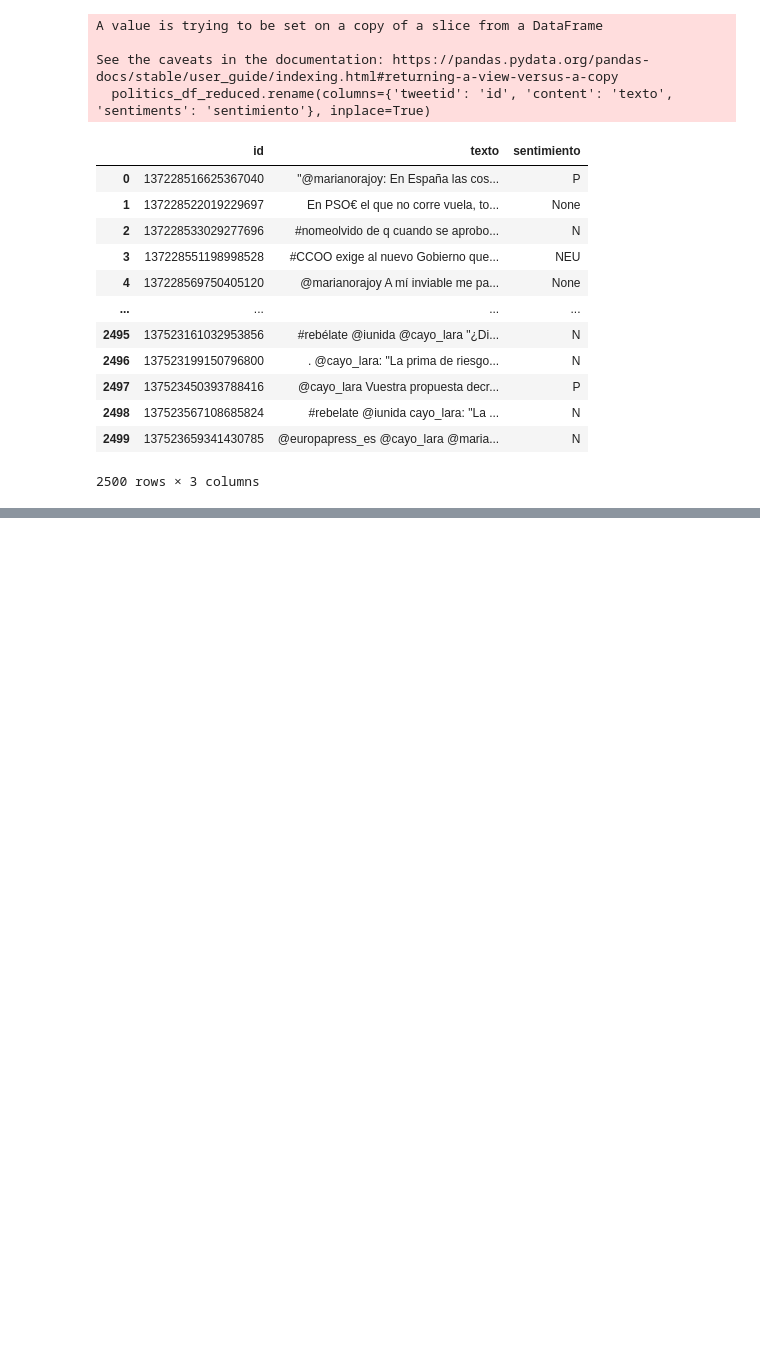
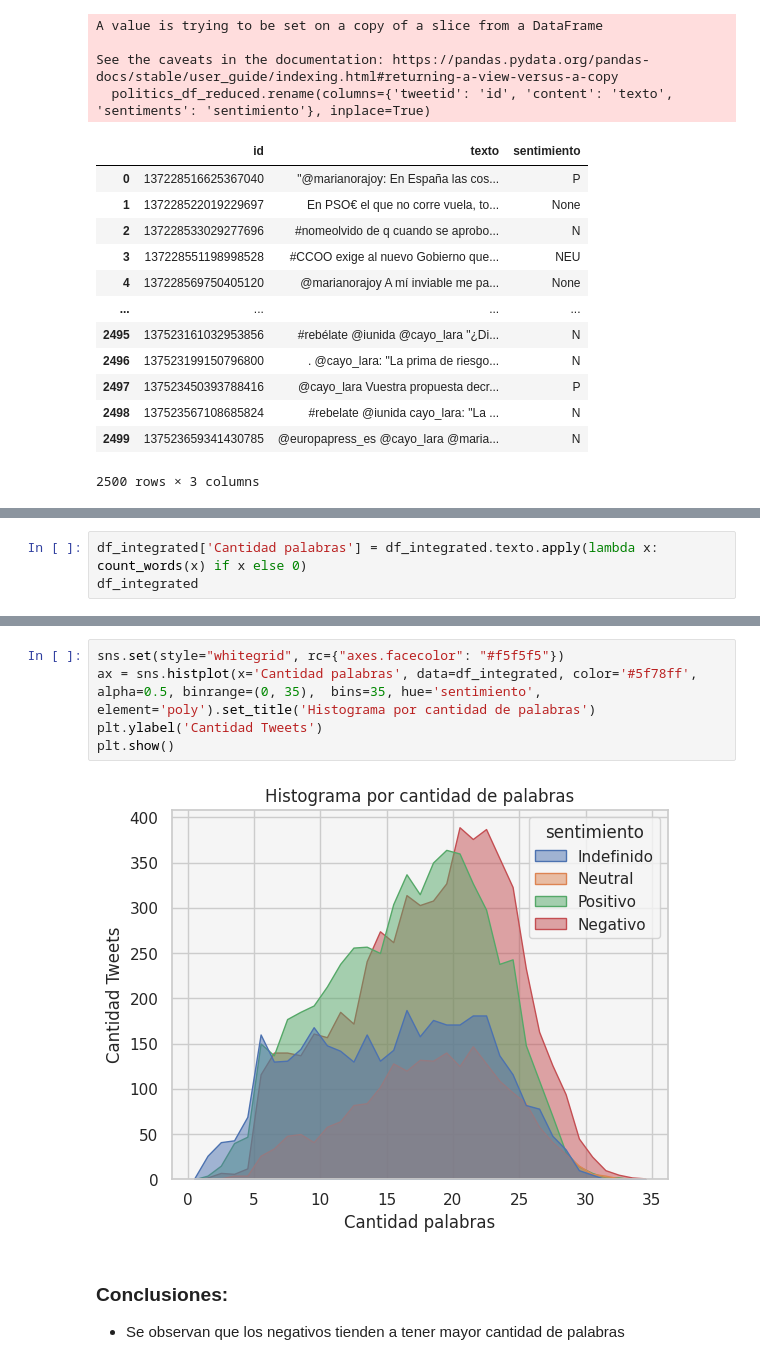
Before and after one commit to Verificado-Profesional/data-collecting, a Jupyter notebook: sentiment-analysis/data-anaylisis.ipynb, the cells around one changed output, grey strips where cells are left out. Saved outputs shown, nothing was run; the diff lists cells and outputs as text; blank space fills up the shorter version.

```diff
--- a/sentiment-analysis/data-anaylisis.ipynb
+++ b/sentiment-analysis/data-anaylisis.ipynb
@@ -674,0 +701,3 @@ Name: count, dtype: int64
+# %%
+df_integrated['Cantidad palabras'] = df_integrated.texto.apply(lambda x:  count_words(x) if x else 0)
+df_integrated
@@ -674,0 +718,10 @@ Name: count, dtype: int64
+# %%
+sns.set(style="whitegrid", rc={"axes.facecolor": "#f5f5f5"})
+ax = sns.histplot(x='Cantidad palabras', data=df_integrated, color='#5f78ff', alpha=0.5, binrange=(0, 35),  bins=35, hue='sentimiento', element='poly').set_title('Histograma por cantidad de palabras')
+plt.ylabel('Cantidad Tweets')
+plt.show()
+# %% [output]
+[figure, added]
+# %% [markdown]
+### Conclusiones:
+- Se observan que los negativos tienden a tener mayor cantidad de palabras
```
Also changed, not shown: parts of 21 cells of this notebook.
